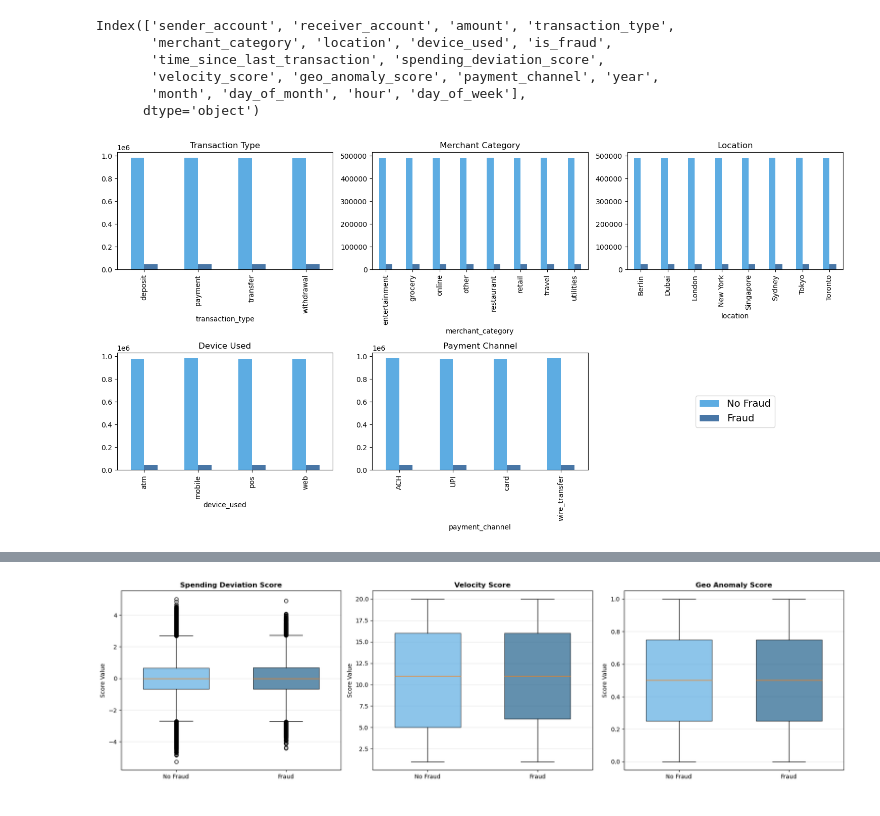
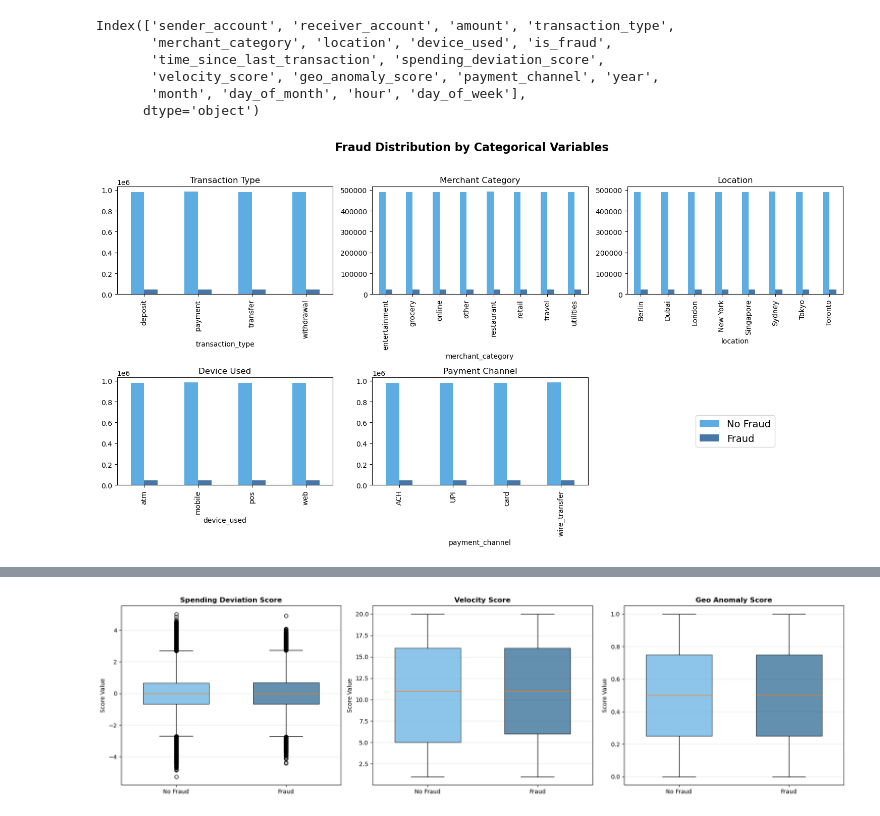
Before and after one commit to mlopezza/financial_fraud_detection_project, a Jupyter notebook: data/data_visualization.ipynb, the cells around one changed output, grey strips where cells are left out. Saved outputs shown, nothing was run; the diff lists cells and outputs as text; code cells hidden in the pictures.

```diff
--- a/data/data_visualization.ipynb
+++ b/data/data_visualization.ipynb
@@ -187,32 +187,34 @@ Index(['sender_account', 'receiver_account', 'amount', 'transaction_type',
        'month', 'day_of_month', 'hour', 'day_of_week'],
       dtype='object')
 # %%
-#Categories to analyze
+# Categories to analyze
 categories = ['transaction_type', 'merchant_category', 'location',
               'device_used', 'payment_channel']
 
 fig, axes = plt.subplots(2, 3, figsize=(15, 8))
+fig.suptitle('Fraud Distribution by Categorical Variables',  # <--- LÍNEA AÑADIDA
+             fontsize=16, fontweight='bold', y=1.02)
 axes = axes.flatten()
 
 for idx, cat in enumerate(categories):
     fraud_data.groupby([cat, 'is_fraud']).size().unstack().plot(
         kind='bar', ax=axes[idx], color=['#3498db', '#1a5490'], alpha=0.8, legend=False
     )
     axes[idx].set_title(cat.replace('_', ' ').title())
 
 # Hide the 6th subplot and use it only for the legend
 axes[5].axis('off')
 
 # Create a custom legend in the 6th space
 from matplotlib.patches import Patch
 legend_elements = [Patch(facecolor='#3498db', alpha=0.8, label='No Fraud'),
                    Patch(facecolor='#1a5490', alpha=0.8, label='Fraud')]
 
 axes[5].legend(handles=legend_elements, loc='center', fontsize=14, frameon=True)
 
 plt.tight_layout()
 plt.savefig('../images/fraud_distribution_by_category.png', dpi=300, bbox_inches='tight')
 plt.show()
 # %% [output]
-[figure, old version]
+[figure, new version]
 # %%
```
Also changed, not shown: parts of 4 cells of this notebook, 6 other files.
